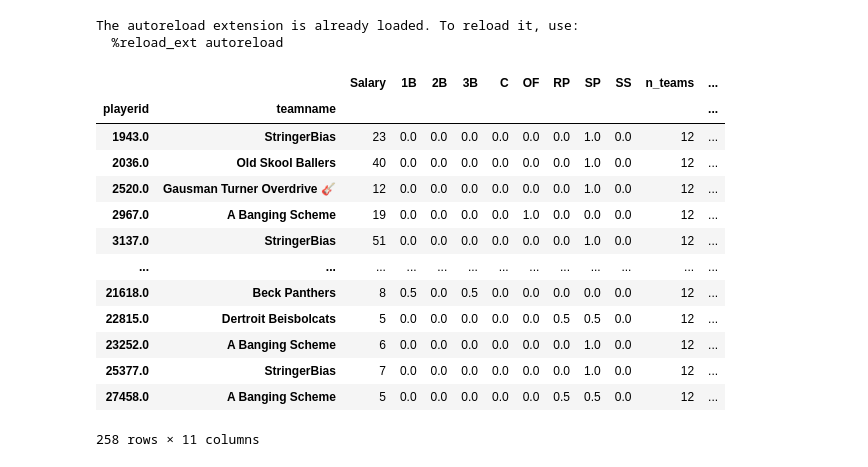
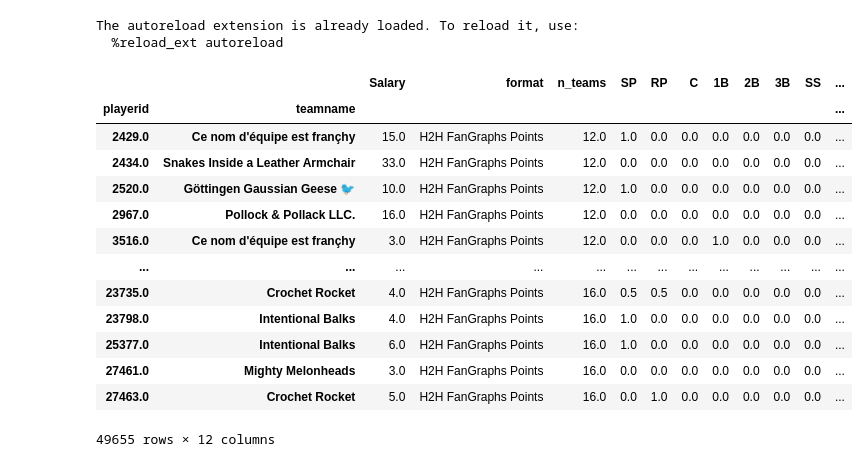
Before and after one commit to brendancooley/moonlight, a Jupyter notebook: _testing/testing.ipynb, the cells around one changed output. Drawn from its saved outputs; the diff is of its cells as text; code cells hidden in the pictures.

Commit message:
tinkering with data structure for valuation model

```diff
--- a/_testing/testing.ipynb
+++ b/_testing/testing.ipynb
@@ -17,18 +18,19 @@ from moonlight.salary_scraper import SalaryDataset
-# %%
-lsd = LeagueSalaryDataset(league_id=32)
-lsd.build_dataset()
-# %% [output]
-|  |  | Salary | 1B | 2B | 3B | C | OF | RP | SP | SS | n_teams | ... |
-| playerid | teamname |  |  |  |  |  |  |  |  |  |  | ... |
-| 1943.0 | StringerBias | 23 | 0.0 | 0.0 | 0.0 | 0.0 | 0.0 | 0.0 | 1.0 | 0.0 | 12 | ... |
-| 2036.0 | Old Skool Ballers | 40 | 0.0 | 0.0 | 0.0 | 0.0 | 0.0 | 0.0 | 1.0 | 0.0 | 12 | ... |
-| 2520.0 | Gausman Turner Overdrive 🎸 | 12 | 0.0 | 0.0 | 0.0 | 0.0 | 0.0 | 0.0 | 1.0 | 0.0 | 12 | ... |
-| 2967.0 | A Banging Scheme | 19 | 0.0 | 0.0 | 0.0 | 0.0 | 1.0 | 0.0 | 0.0 | 0.0 | 12 | ... |
-| 3137.0 | StringerBias | 51 | 0.0 | 0.0 | 0.0 | 0.0 | 0.0 | 0.0 | 1.0 | 0.0 | 12 | ... |
-| ... | ... | ... | ... | ... | ... | ... | ... | ... | ... | ... | ... | ... |
-| 21618.0 | Beck Panthers | 8 | 0.5 | 0.0 | 0.5 | 0.0 | 0.0 | 0.0 | 0.0 | 0.0 | 12 | ... |
-| 22815.0 | Dertroit Beisbolcats | 5 | 0.0 | 0.0 | 0.0 | 0.0 | 0.0 | 0.5 | 0.5 | 0.0 | 12 | ... |
-| 23252.0 | A Banging Scheme | 6 | 0.0 | 0.0 | 0.0 | 0.0 | 0.0 | 0.0 | 1.0 | 0.0 | 12 | ... |
-| 25377.0 | StringerBias | 7 | 0.0 | 0.0 | 0.0 | 0.0 | 0.0 | 0.0 | 1.0 | 0.0 | 12 | ... |
-| 27458.0 | A Banging Scheme | 5 | 0.0 | 0.0 | 0.0 | 0.0 | 0.0 | 0.5 | 0.5 | 0.0 | 12 | ... |
-258 rows × 11 columns
+# %%
+tm = ThresholdModel()
+# %%
+tm.data
+# %% [output]
+|  |  | Salary | format | n_teams | SP | RP | C | 1B | 2B | 3B | SS | ... |
+| playerid | teamname |  |  |  |  |  |  |  |  |  |  | ... |
+| 2429.0 | Ce nom d'équipe est françhy | 15.0 | H2H FanGraphs Points | 12.0 | 1.0 | 0.0 | 0.0 | 0.0 | 0.0 | 0.0 | 0.0 | ... |
+| 2434.0 | Snakes Inside a Leather Armchair | 33.0 | H2H FanGraphs Points | 12.0 | 0.0 | 0.0 | 0.0 | 0.0 | 0.0 | 0.0 | 0.0 | ... |
+| 2520.0 | Göttingen Gaussian Geese 🐦 | 10.0 | H2H FanGraphs Points | 12.0 | 1.0 | 0.0 | 0.0 | 0.0 | 0.0 | 0.0 | 0.0 | ... |
+| 2967.0 | Pollock & Pollack LLC. | 16.0 | H2H FanGraphs Points | 12.0 | 0.0 | 0.0 | 0.0 | 0.0 | 0.0 | 0.0 | 0.0 | ... |
+| 3516.0 | Ce nom d'équipe est françhy | 3.0 | H2H FanGraphs Points | 12.0 | 0.0 | 0.0 | 0.0 | 1.0 | 0.0 | 0.0 | 0.0 | ... |
+| ... | ... | ... | ... | ... | ... | ... | ... | ... | ... | ... | ... | ... |
+| 23735.0 | Crochet Rocket | 4.0 | H2H FanGraphs Points | 16.0 | 0.5 | 0.5 | 0.0 | 0.0 | 0.0 | 0.0 | 0.0 | ... |
+| 23798.0 | Intentional Balks | 4.0 | H2H FanGraphs Points | 16.0 | 1.0 | 0.0 | 0.0 | 0.0 | 0.0 | 0.0 | 0.0 | ... |
+| 25377.0 | Intentional Balks | 6.0 | H2H FanGraphs Points | 16.0 | 1.0 | 0.0 | 0.0 | 0.0 | 0.0 | 0.0 | 0.0 | ... |
+| 27461.0 | Mighty Melonheads | 3.0 | H2H FanGraphs Points | 16.0 | 0.0 | 0.0 | 0.0 | 0.0 | 0.0 | 0.0 | 0.0 | ... |
+| 27463.0 | Crochet Rocket | 5.0 | H2H FanGraphs Points | 16.0 | 0.0 | 1.0 | 0.0 | 0.0 | 0.0 | 0.0 | 0.0 | ... |
+49655 rows × 12 columns
```
Also changed, not shown: parts of 14 cells of this notebook, 6 other files.
